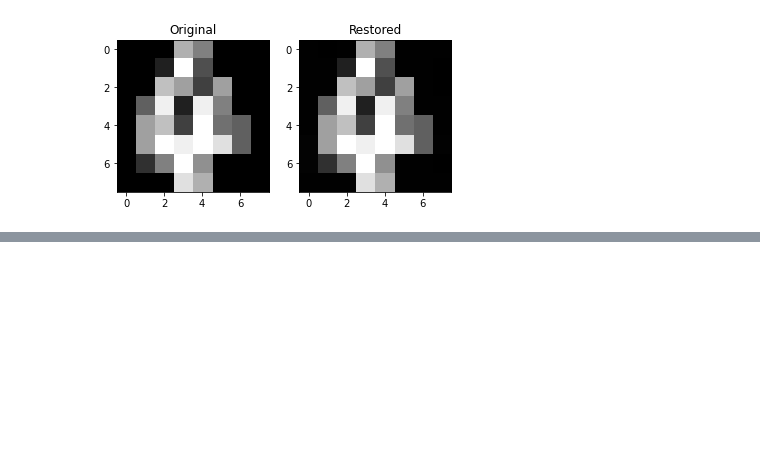
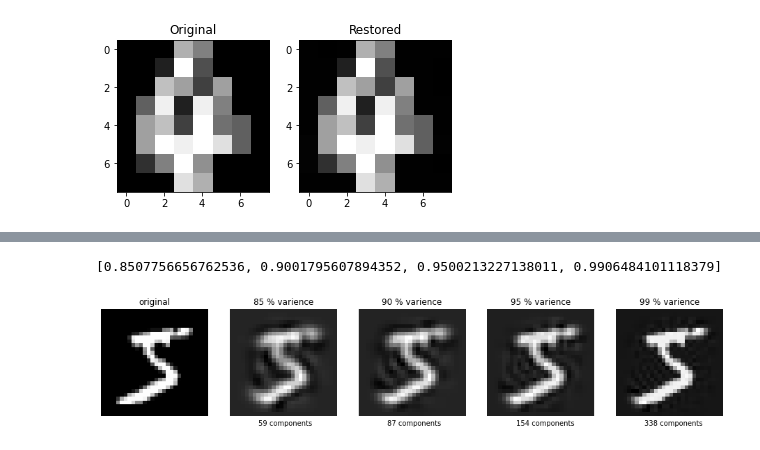
Before and after one commit to MatveevDaniil/MSU-1, a Jupyter notebook: hometask_3.ipynb, the cells around one changed output, grey strips where cells are left out. Saved outputs shown, nothing was run; the diff lists cells and outputs as text; code cells hidden in the pictures; blank space fills up the shorter version.

```diff
--- a/hometask_3.ipynb
+++ b/hometask_3.ipynb
@@ -312,15 +313,10 @@ plt.show()
 comp_act = [59, 87, 154, 338]
 comp_var_list = []
 mnist_digits = mnist_data.data.astype(float)
+plot_list = [mnist_digits[0].reshape(28, 28)]
 for i in comp_act:
   pca = PCA(n_components=i)
   X_transformed = pca.fit_transform(mnist_digits)
   X_restored = pca.inverse_transform(X_transformed[0])
   comp_var_list.append(pca.explained_variance_ratio_.sum())
-  fix, ax = plt.subplots(1, 2)
-  ax[0].imshow(mnist_digits[0].reshape(28, 28), cmap='gray')
-  ax[1].imshow(X_restored.reshape(28, 28), cmap='gray')
-  ax[0].set_title('Original')
-  ax[1].set_title('Restored')
-  plt.show()
-comp_var_list
+  plot_list.append(X_restored)
@@ -333,3 +323,18 @@ comp_var_list
+# %%
+fig, ax = plt.subplots(1, 5, figsize=(16,4))
+for i in range(5):
+  ax[i].imshow(plot_list[i].reshape(28, 28), cmap='gray')
+  ax[i].axis('off')
+ax[0].set_title('original')
+print(comp_var_list)
+for i in range(1, 5):
+  ax[i].text(s=str(comp_act[i - 1]) + ' components', x=7, y=30)
+for i in range(1, 5):
+  ax[i].set_title(str(round(comp_var_list[i - 1] * 100)) + ' % varience')
+plt.show()
+# %% [output]
+[0.8507756656762536, 0.9001795607894352, 0.9500213227138011, 0.9906484101118379]
+[figure, added]
 # %% [markdown]
 Homework:
 
```
Also changed, not shown: parts of 5 cells of this notebook.
